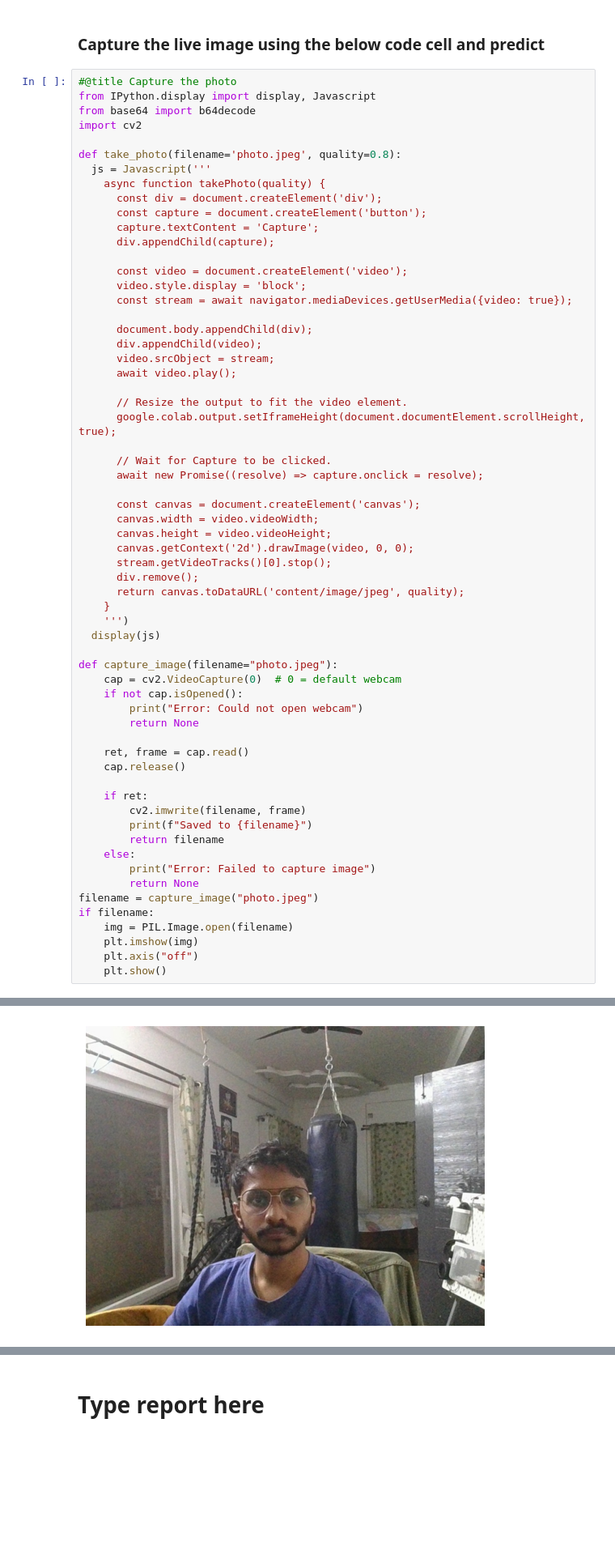
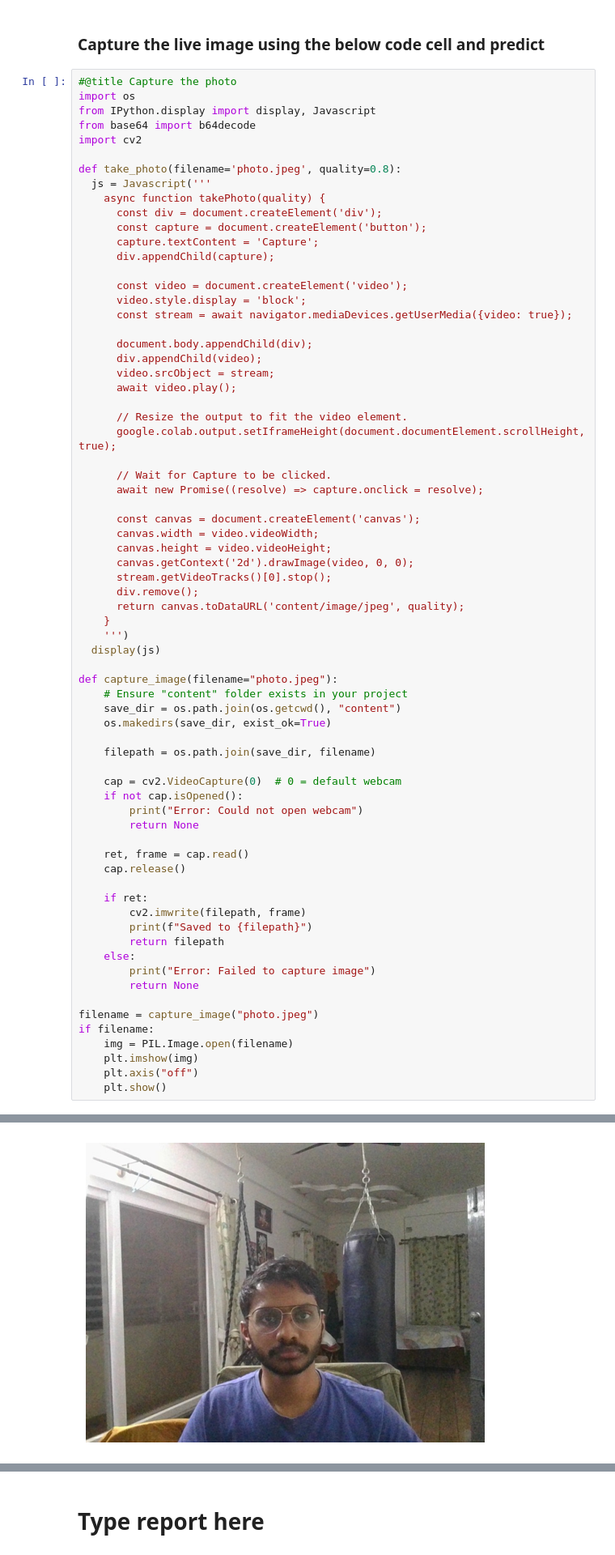
Before and after one commit to KruthikKoundinyas/FaceMask-Detection-CNN, a Jupyter notebook: Kruthik_Face_Mask_Detection_CNN.ipynb, the cells around one changed output, grey strips where cells are left out. Shown at 81% size. Cells and saved outputs as stored; diff of their text form; blank space fills up the shorter version.

```diff
--- a/Kruthik_Face_Mask_Detection_CNN.ipynb
+++ b/Kruthik_Face_Mask_Detection_CNN.ipynb
@@ -349,6 +349,7 @@ Test Accuracy: 0.4504
 ### Capture the live image using the below code cell and predict
 # %%
 #@title Capture the photo
+import os
 from IPython.display import display, Javascript
 from base64 import b64decode
 import cv2
@@ -388,6 +389,12 @@ def take_photo(filename='photo.jpeg', quality=0.8):
   display(js)
 
 def capture_image(filename="photo.jpeg"):
+    # Ensure "content" folder exists in your project
+    save_dir = os.path.join(os.getcwd(), "content")
+    os.makedirs(save_dir, exist_ok=True)
+
+    filepath = os.path.join(save_dir, filename)
+
     cap = cv2.VideoCapture(0)  # 0 = default webcam
     if not cap.isOpened():
         print("Error: Could not open webcam")
@@ -397,12 +404,13 @@ def capture_image(filename="photo.jpeg"):
     cap.release()
 
     if ret:
-        cv2.imwrite(filename, frame)
-        print(f"Saved to {filename}")
-        return filename
+        cv2.imwrite(filepath, frame)
+        print(f"Saved to {filepath}")
+        return filepath
     else:
         print("Error: Failed to capture image")
         return None
+
 filename = capture_image("photo.jpeg")
 if filename:
     img = PIL.Image.open(filename)
@@ -414,4 +422,4 @@ Saved to photo.jpeg
-[figure, old version]
+[figure, new version]
 # %% [markdown]
 After executing above cell and capturing the photo, load the captured photo and predict with model.
 
```
Also changed, not shown: parts of 2 cells of this notebook.
